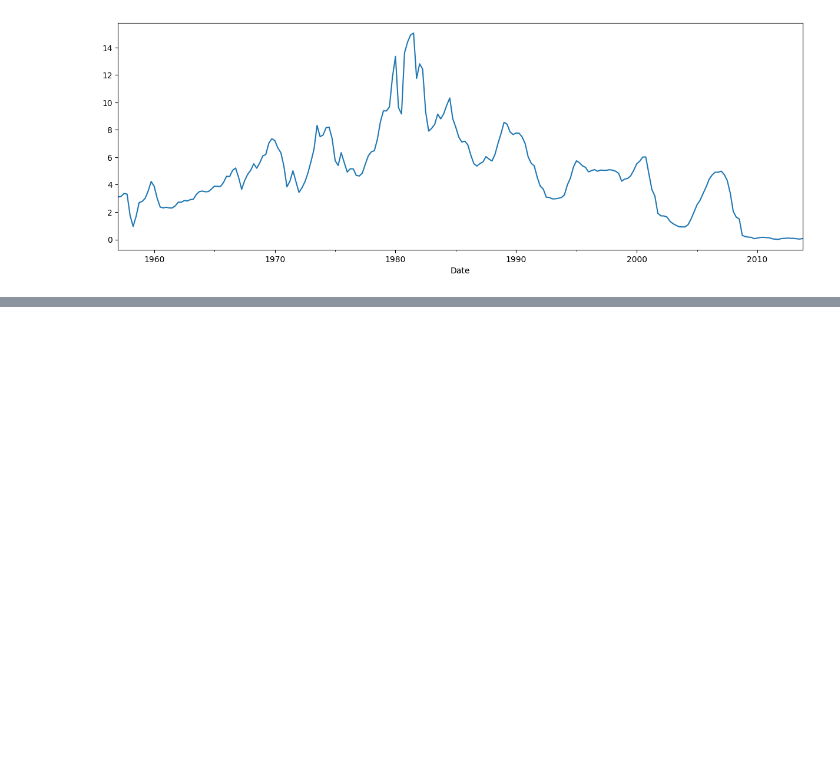
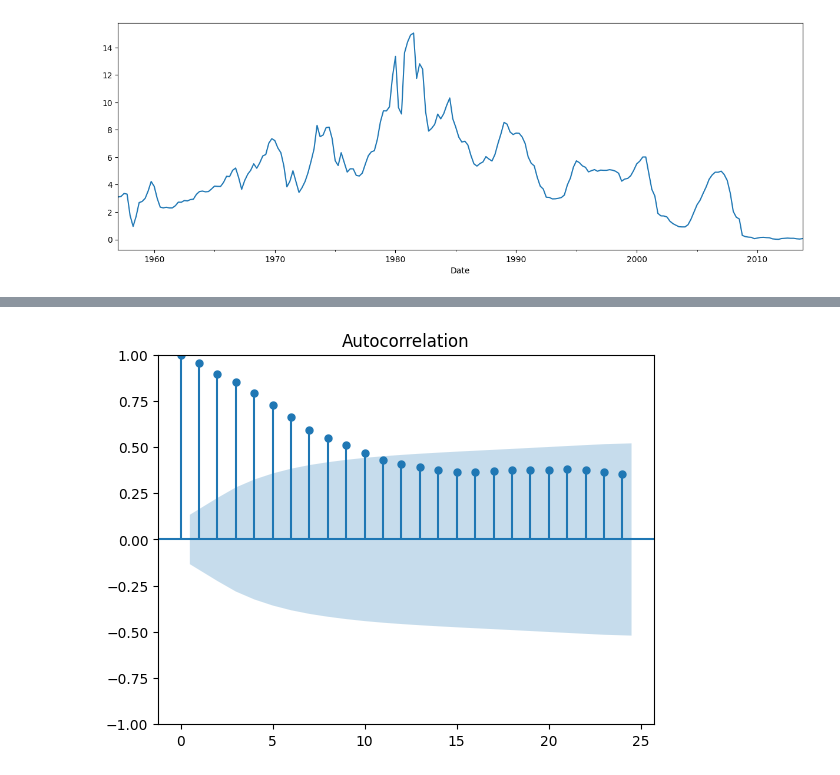
Before and after one commit to yeesem/Time-Series-Data-Analysis, a Jupyter notebook: VARMA_Econometrics.ipynb, the cells around one changed output, grey strips where cells are left out. Saved outputs shown, nothing was run; the diff lists cells and outputs as text; code cells hidden in the pictures; blank space fills up the shorter version.

```diff
--- a/VARMA_Econometrics.ipynb
+++ b/VARMA_Econometrics.ipynb
@@ -116,0 +130,4 @@ test[cols] = scaler.transform(test)
+# %%
+plot_acf(train['TSpread']);
+# %% [output]
+[figure, added]
```
Also changed, not shown: parts of 17 cells of this notebook.
